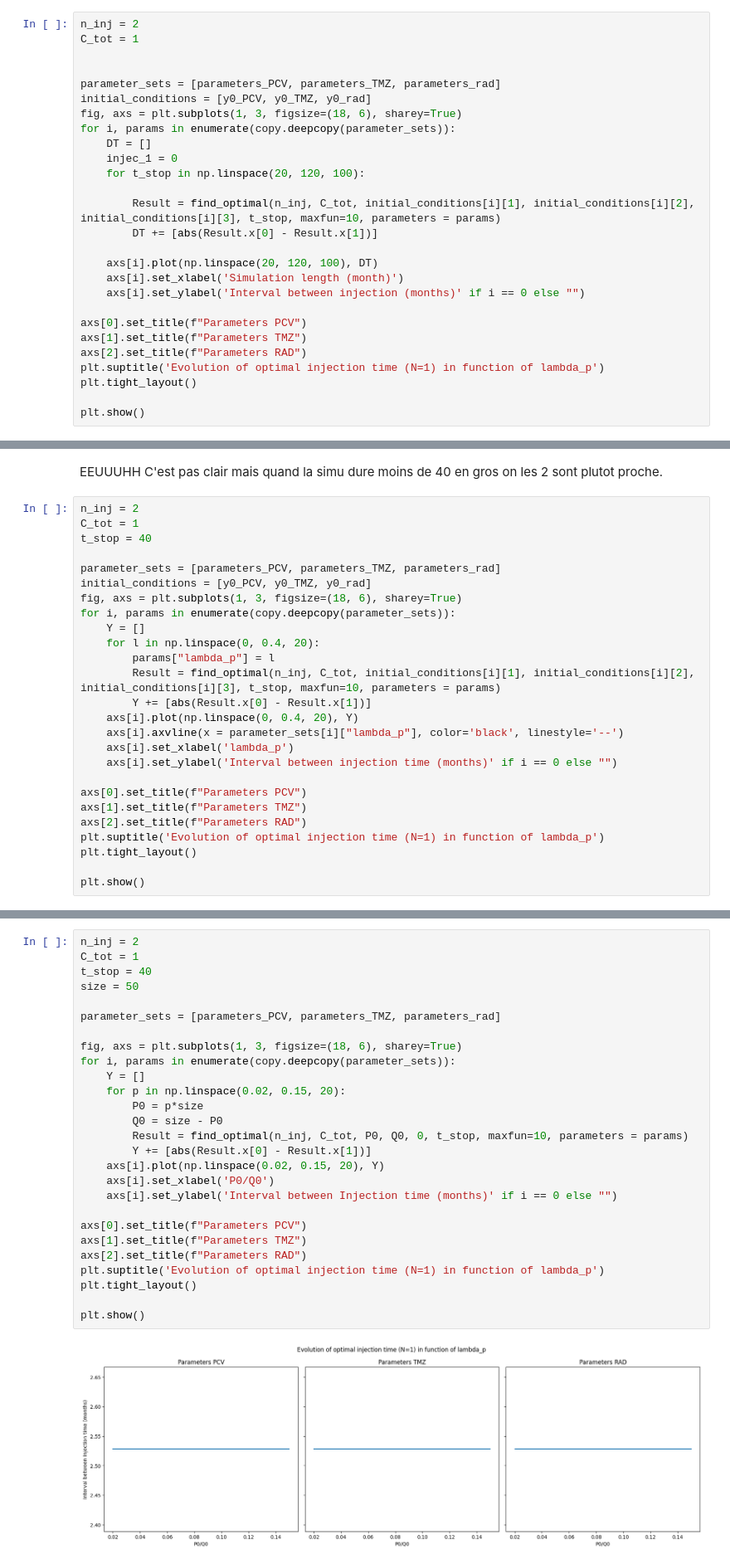
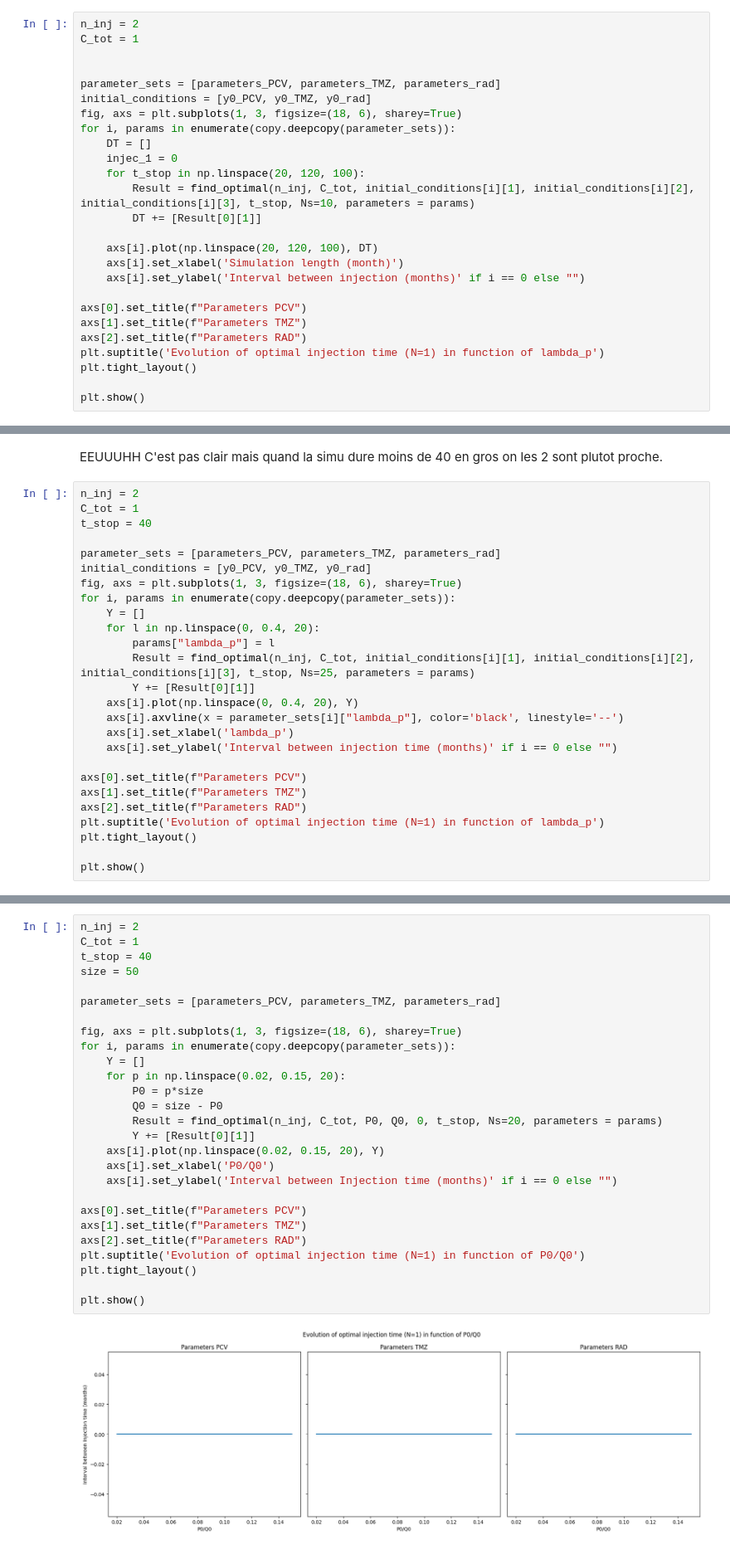
Before and after one commit to ambrejaeger/TP-M2, a Jupyter notebook: TP_parameters_exploration.ipynb, the cells around one changed output, grey strips where cells are left out. Shown at 83% size. Drawn from its saved outputs; the diff is of its cells as text.

```diff
--- a/TP_parameters_exploration.ipynb
+++ b/TP_parameters_exploration.ipynb
@@ -620,9 +620,8 @@ for i, params in enumerate(copy.deepcopy(parameter_sets)):
     DT = []
     injec_1 = 0
     for t_stop in np.linspace(20, 120, 100):
-
-        Result = find_optimal(n_inj, C_tot, initial_conditions[i][1], initial_conditions[i][2], initial_conditions[i][3], t_stop, maxfun=10, parameters = params)
-        DT += [abs(Result.x[0] - Result.x[1])]
+        Result = find_optimal(n_inj, C_tot, initial_conditions[i][1], initial_conditions[i][2], initial_conditions[i][3], t_stop, Ns=10, parameters = params)
+        DT += [Result[0][1]]
 
     axs[i].plot(np.linspace(20, 120, 100), DT)
     axs[i].set_xlabel('Simulation length (month)')
@@ -651,8 +650,8 @@ for i, params in enumerate(copy.deepcopy(parameter_sets)):
     Y = []
     for l in np.linspace(0, 0.4, 20):
         params["lambda_p"] = l
-        Result = find_optimal(n_inj, C_tot, initial_conditions[i][1], initial_conditions[i][2], initial_conditions[i][3], t_stop, maxfun=10, parameters = params)
-        Y += [abs(Result.x[0] - Result.x[1])]
+        Result = find_optimal(n_inj, C_tot, initial_conditions[i][1], initial_conditions[i][2], initial_conditions[i][3], t_stop, Ns=25, parameters = params)
+        Y += [Result[0][1]]
     axs[i].plot(np.linspace(0, 0.4, 20), Y)
     axs[i].axvline(x = parameter_sets[i]["lambda_p"], color='black', linestyle='--')
     axs[i].set_xlabel('lambda_p')
@@ -670,29 +669,29 @@ plt.show()
 # %%
 n_inj = 2
 C_tot = 1
 t_stop = 40
 size = 50
 
 parameter_sets = [parameters_PCV, parameters_TMZ, parameters_rad]
 
 fig, axs = plt.subplots(1, 3, figsize=(18, 6), sharey=True)
 for i, params in enumerate(copy.deepcopy(parameter_sets)):
     Y = []
     for p in np.linspace(0.02, 0.15, 20):
         P0 = p*size
         Q0 = size - P0
-        Result = find_optimal(n_inj, C_tot, P0, Q0, 0, t_stop, maxfun=10, parameters = params)
-        Y += [abs(Result.x[0] - Result.x[1])]
+        Result = find_optimal(n_inj, C_tot, P0, Q0, 0, t_stop, Ns=20, parameters = params)
+        Y += [Result[0][1]]
     axs[i].plot(np.linspace(0.02, 0.15, 20), Y)
     axs[i].set_xlabel('P0/Q0')
     axs[i].set_ylabel('Interval between Injection time (months)' if i == 0 else "")
 
 axs[0].set_title(f"Parameters PCV")
 axs[1].set_title(f"Parameters TMZ")
 axs[2].set_title(f"Parameters RAD")
-plt.suptitle('Evolution of optimal injection time (N=1) in function of lambda_p')
+plt.suptitle('Evolution of optimal injection time (N=1) in function of P0/Q0')
 plt.tight_layout()
 
 plt.show()
 # %% [output]
-[figure, old version]
+[figure, new version]
```
Also changed, not shown: parts of 9 cells of this notebook.
